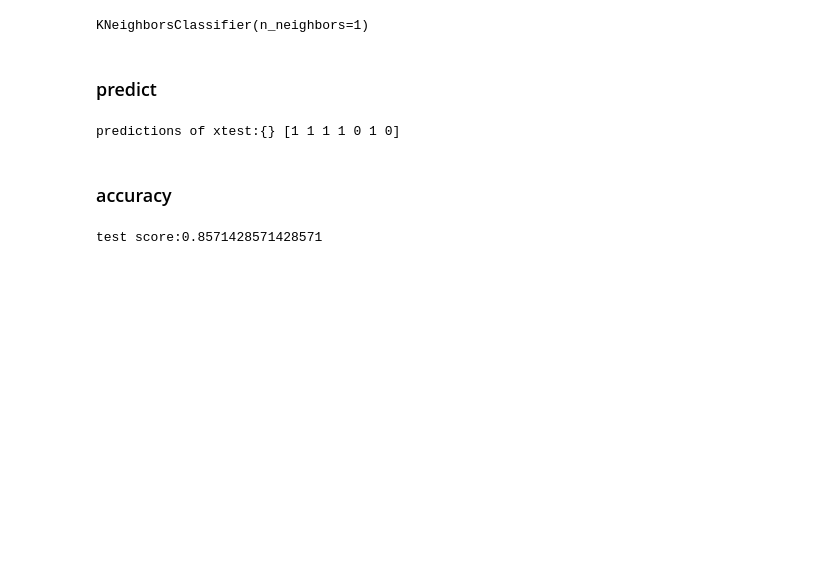
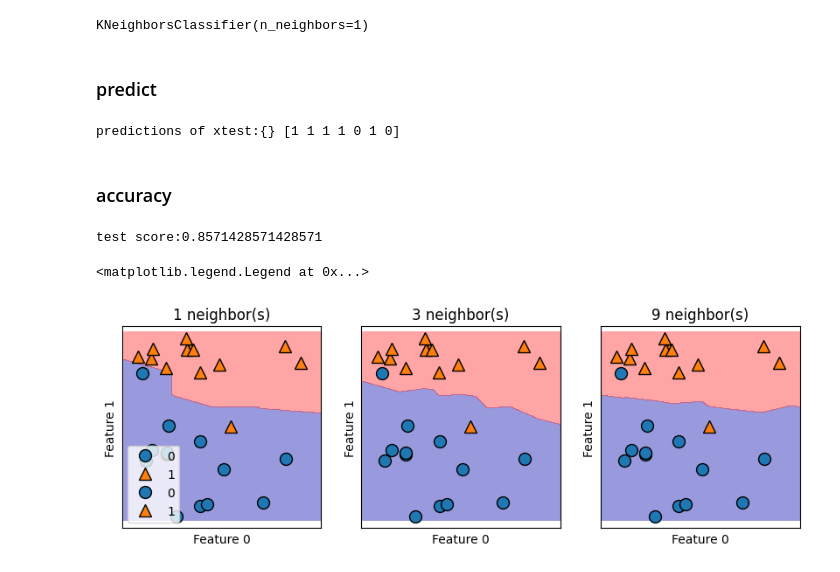
Before and after one commit to Betina-Kuriakose/ML-projects, a Jupyter notebook: k_nearest_neighbors/forge_dataset.ipynb, the cells around one changed output. Drawn from its saved outputs; the diff is of its cells as text; code cells hidden in the pictures; blank space fills up the shorter version.

```diff
--- a/k_nearest_neighbors/forge_dataset.ipynb
+++ b/k_nearest_neighbors/forge_dataset.ipynb
@@ -63,3 +63,17 @@ predictions of xtest:{} [1 1 1 1 0 1 0]
 print("test score:{}".format(knn.score(X_test,y_test)))
 # %% [output]
 test score:0.8571428571428571
+# %%
+fig,axes = plt.subplots(1,3,figsize=(10,3))
+for n_neighbors,ax in zip([1,3,9],axes):
+    clf = KNeighborsClassifier(n_neighbors=n_neighbors).fit(X_train,y_train)
+    mglearn.plots.plot_2d_separator(clf,X_train,fill=True,eps=0.5,ax=ax,alpha=.4)
+    mglearn.discrete_scatter(X_train[:,0],X_train[:,1],y_train,ax=ax)
+    mglearn.discrete_scatter(X_test[:,0],X_test[:,1],y_test,ax=ax,markeredgewidth=1)
+    ax.set_title("{} neighbor(s)".format(n_neighbors))
+    ax.set_xlabel("Feature 0")
+    ax.set_ylabel("Feature 1")
+axes[0].legend(loc=3)
+# %% [output]
+<matplotlib.legend.Legend at 0x...>
+[figure, added]
```
Also changed, not shown: 1 other file.
